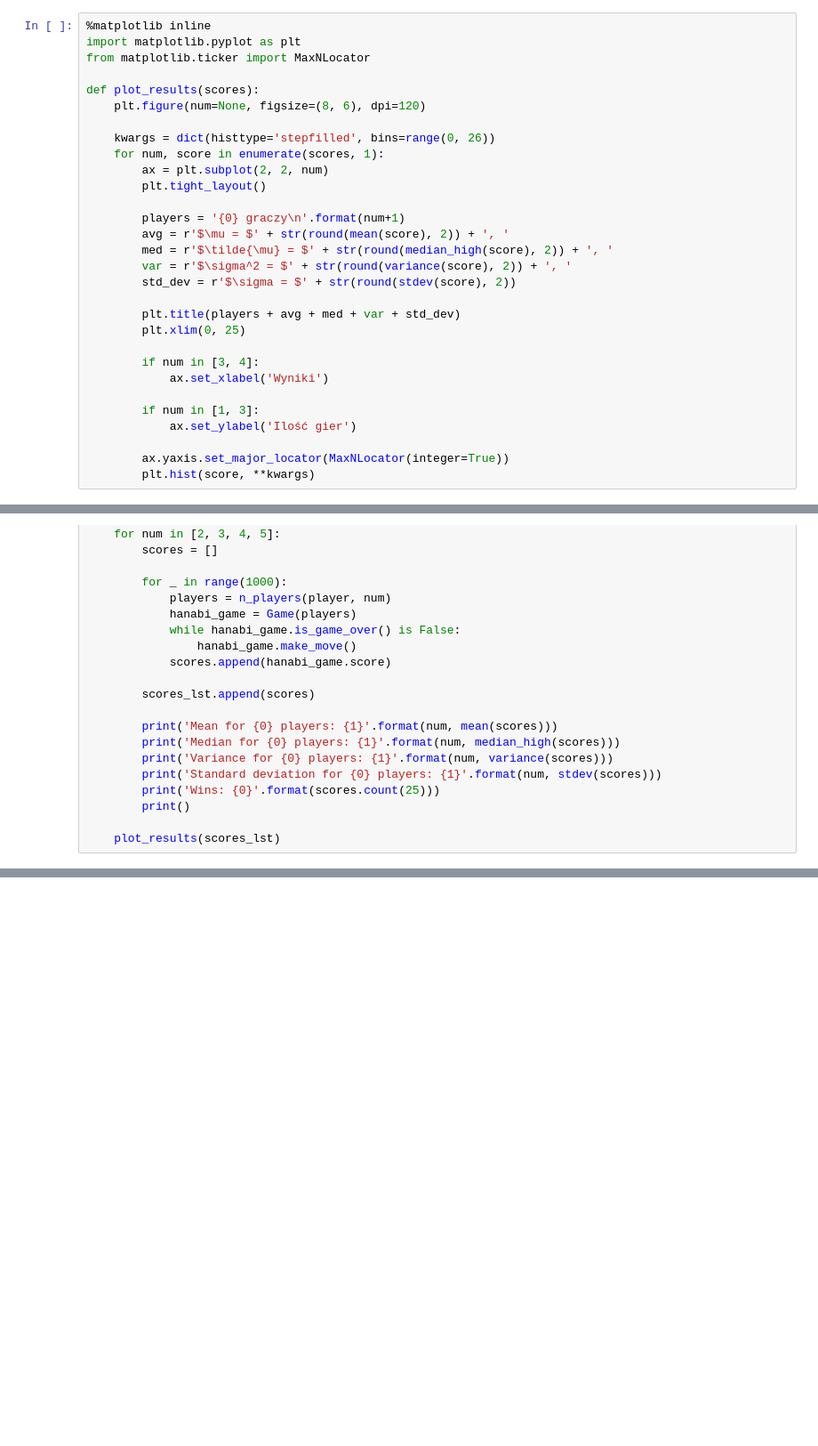
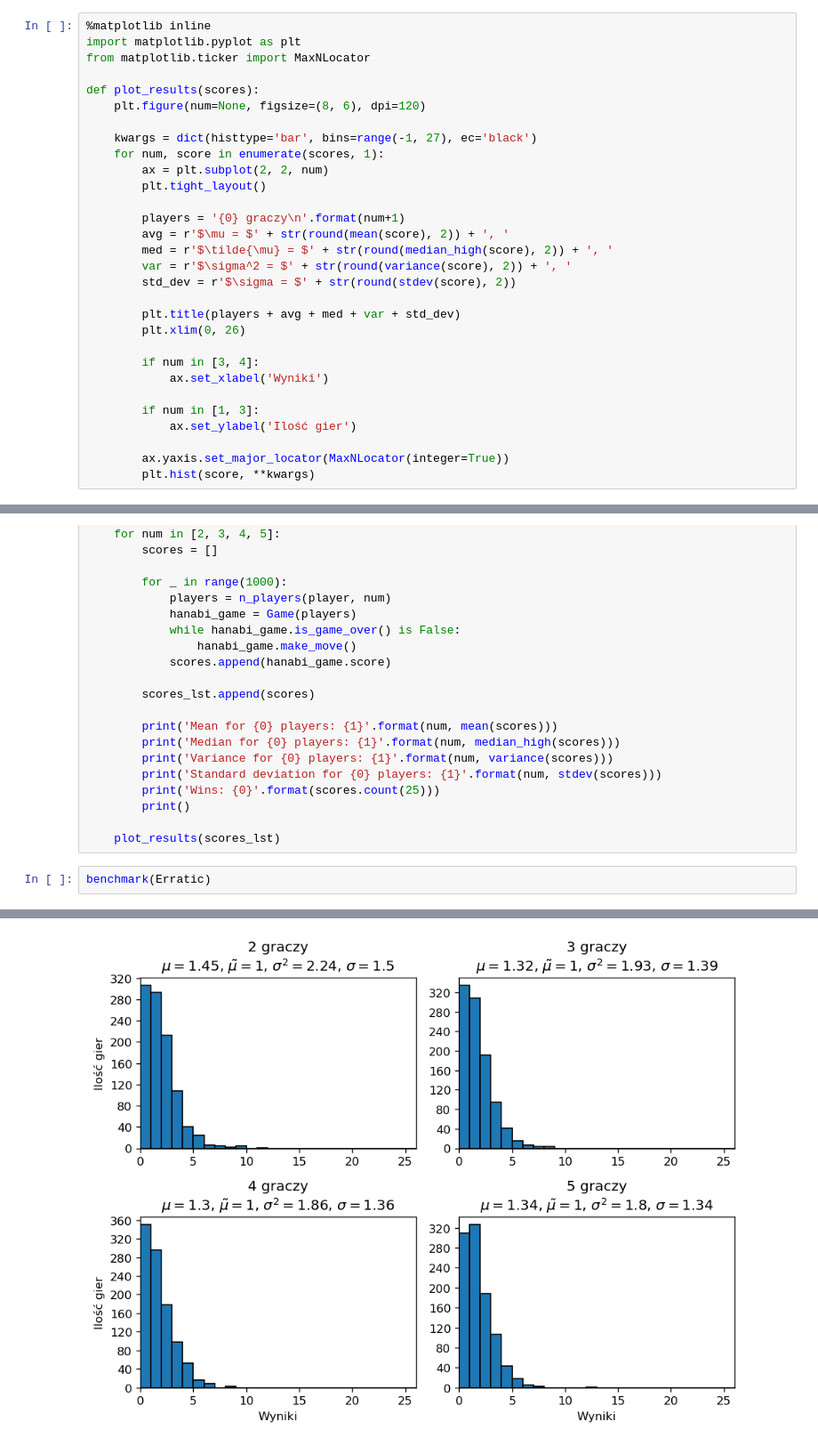
Before and after one commit to vtu-dog/Hanabi-AI-Engineering-Thesis, a Jupyter notebook: benchmark.ipynb, the cells around one changed output, grey strips where cells are left out. Shown at 89% size. Drawn from its saved outputs; the diff is of its cells as text; blank space fills up the shorter version.

```diff
--- a/benchmark.ipynb
+++ b/benchmark.ipynb
@@ -11,7 +11,7 @@ from matplotlib.ticker import MaxNLocator
 def plot_results(scores):
     plt.figure(num=None, figsize=(8, 6), dpi=120)
 
-    kwargs = dict(histtype='stepfilled', bins=range(0, 26))
+    kwargs = dict(histtype='bar', bins=range(-1, 27), ec='black')
     for num, score in enumerate(scores, 1):
         ax = plt.subplot(2, 2, num)
         plt.tight_layout()
@@ -23,7 +23,7 @@ def plot_results(scores):
         std_dev = r'$\sigma = $' + str(round(stdev(score), 2))
 
         plt.title(players + avg + med + var + std_dev)
-        plt.xlim(0, 25)
+        plt.xlim(0, 26)
 
         if num in [3, 4]:
             ax.set_xlabel('Wyniki')
@@ -59,3 +59,6 @@ def benchmark(player):
         print()
 
     plot_results(scores_lst)
+# %%
+benchmark(Erratic)
+# %% [output]
@@ -62,2 +82,3 @@ def benchmark(player):
+[figure, added]
 # %%
 benchmark(Cheater)
```
Also changed, not shown: parts of 13 cells of this notebook, 15 other files.
